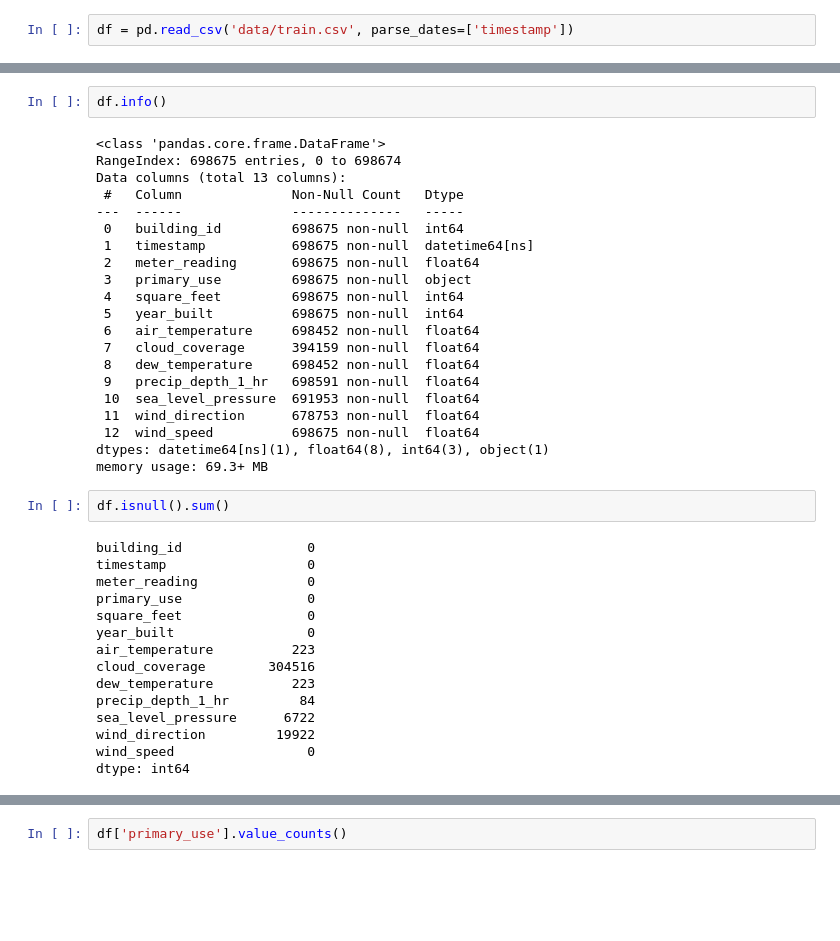
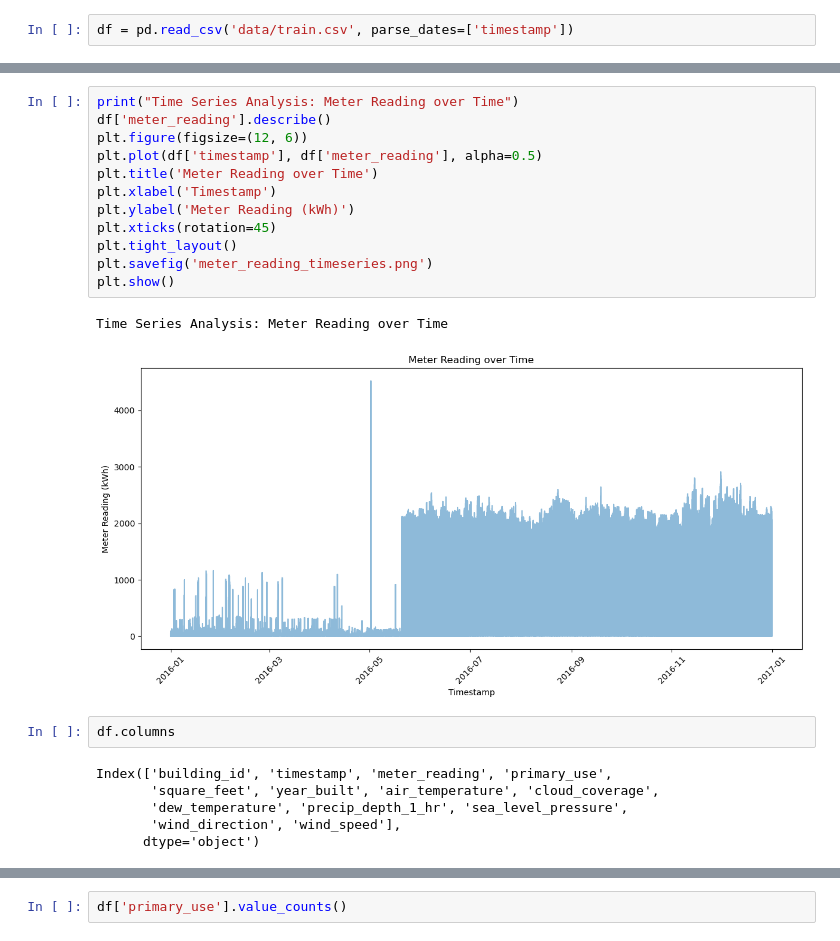
Before and after one commit to ss7172/MLforClimate, a Jupyter notebook: eda.ipynb, the cells around one changed output, grey strips where cells are left out. Cells and saved outputs as stored; diff of their text form; blank space fills up the shorter version.

```diff
--- a/eda.ipynb
+++ b/eda.ipynb
@@ -19,40 +116,23 @@ Shape of dataframe: (698675, 13)
+# %%
+print("Time Series Analysis: Meter Reading over Time")
+df['meter_reading'].describe()
+plt.figure(figsize=(12, 6))
+plt.plot(df['timestamp'], df['meter_reading'], alpha=0.5)
+plt.title('Meter Reading over Time')
+plt.xlabel('Timestamp')
+plt.ylabel('Meter Reading (kWh)')
+plt.xticks(rotation=45)
+plt.tight_layout()
+plt.savefig('meter_reading_timeseries.png')
+plt.show()
+# %% [output]
+Time Series Analysis: Meter Reading over Time
+[figure, added]
 # %%
-df.info()
+df.columns
 # %% [output]
-<class 'pandas.core.frame.DataFrame'>
-RangeIndex: 698675 entries, 0 to 698674
-Data columns (total 13 columns):
- #   Column              Non-Null Count   Dtype
----  ------              --------------   -----
- 0   building_id         698675 non-null  int64
- 1   timestamp           698675 non-null  datetime64[ns]
- 2   meter_reading       698675 non-null  float64
- 3   primary_use         698675 non-null  object
- 4   square_feet         698675 non-null  int64
- 5   year_built          698675 non-null  int64
- 6   air_temperature     698452 non-null  float64
- 7   cloud_coverage      394159 non-null  float64
- 8   dew_temperature     698452 non-null  float64
- 9   precip_depth_1_hr   698591 non-null  float64
- 10  sea_level_pressure  691953 non-null  float64
- 11  wind_direction      678753 non-null  float64
- 12  wind_speed          698675 non-null  float64
-dtypes: datetime64[ns](1), float64(8), int64(3), object(1)
-memory usage: 69.3+ MB
+Index(['building_id', 'timestamp', 'meter_reading', 'primary_use',
+       'square_feet', 'year_built', 'air_temperature', 'cloud_coverage',
+       'dew_temperature', 'precip_depth_1_hr', 'sea_level_pressure',
+       'wind_direction', 'wind_speed'],
+      dtype='object')
-# %%
-df.isnull().sum()
-# %% [output]
-building_id                0
-timestamp                  0
-meter_reading              0
-primary_use                0
-square_feet                0
-year_built                 0
-air_temperature          223
-cloud_coverage        304516
-dew_temperature          223
-precip_depth_1_hr         84
-sea_level_pressure      6722
-wind_direction         19922
-wind_speed                 0
-dtype: int64
```
Also changed, not shown: parts of 24 cells of this notebook, 7 other files.
